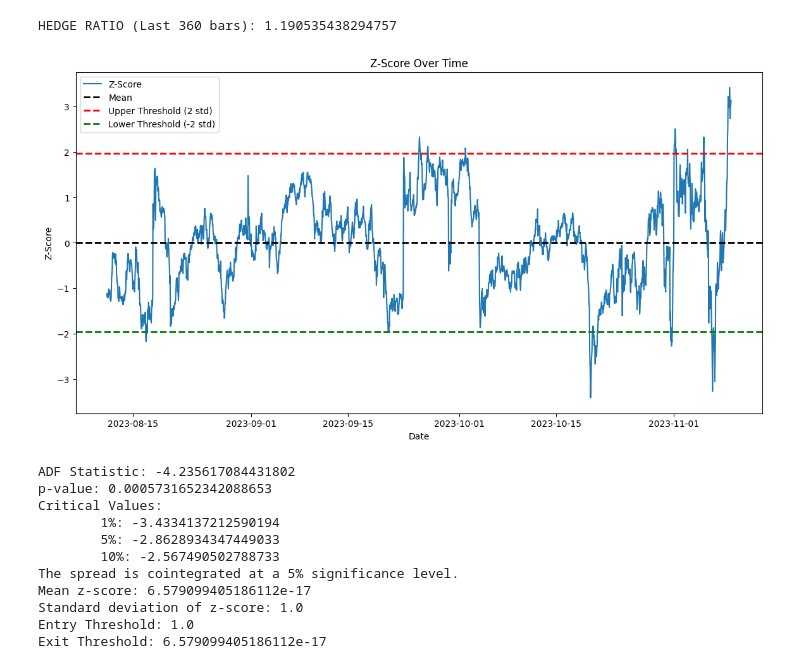
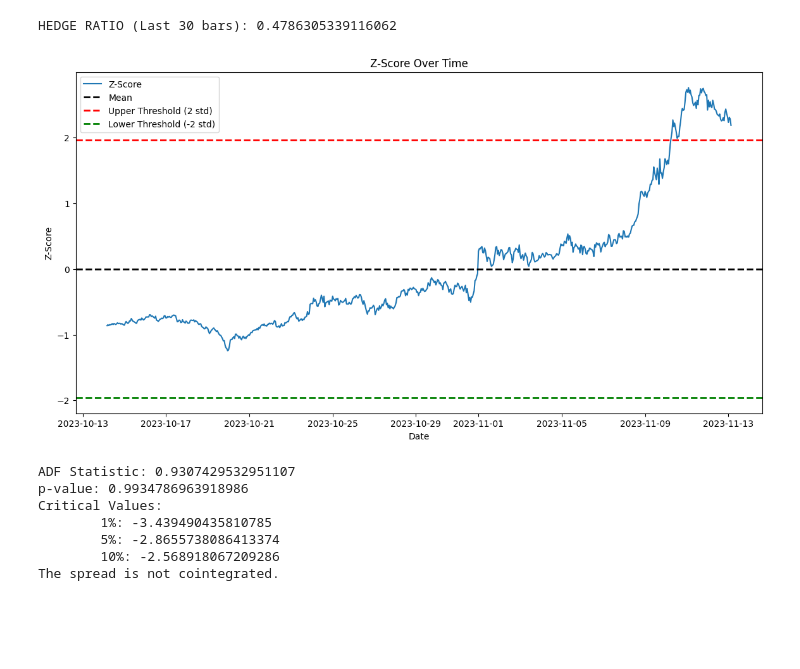
Before and after one commit to atlas-finance-io/atlas_trade, a Jupyter notebook: src/notebooks/cointegration_check.ipynb, the cells around one changed output. Saved outputs shown, nothing was run; the diff lists cells and outputs as text; code cells hidden in the pictures; blank space fills up the shorter version.

Commit message:
Add cointegration check

```diff
--- a/src/notebooks/cointegration_check.ipynb
+++ b/src/notebooks/cointegration_check.ipynb
@@ -9,7 +9,7 @@ from statsmodels.tsa.stattools import adfuller
 import matplotlib.pyplot as plt
 
 
-def fetch_prices(binance, symbol_one, symbol_two, look_back_days=90):
+def fetch_prices(binance, symbol_one, symbol_two, look_back_days=30):
     # Prepare empty dataframe for results
     df_final = pd.DataFrame()
 
@@ -101,45 +101,41 @@ def check_cointegration(prices, symbol_one, symbol_two, lookback_window):
 
 
 # Set up exchange connection
 binance = ccxt.binance()
 
 # Fetch prices
-prices = fetch_prices(binance, "XRPUSDT", "THETAUSDT", look_back_days=90)
+prices = fetch_prices(binance, "XRPUSDT", "THETAUSDT", look_back_days=30)
 
 # Convert timestamps to datetime format and set as index
 prices['time'] = pd.to_datetime(prices['timestamp'], unit='ms')
 prices.set_index('time', inplace=True)
 
 
 # Check if the series are cointegrated
-cointegrated = check_cointegration(prices, 'XRPUSDT', 'THETAUSDT', 360)
+cointegrated = check_cointegration(prices, 'XRPUSDT', 'THETAUSDT', 30)
 
 # If cointegrated, we can move on to determine suitable z-score thresholds
 # These would typically be determined based on historical data and the desired frequency of trading signals
 if cointegrated:
     # Analyze the historical distribution of the z-score
     mean_z_score = prices['z_score'].mean()
     std_z_score = prices['z_score'].std()
 
     # Example thresholds for entry and exit
     entry_threshold = mean_z_score + std_z_score
     exit_threshold = mean_z_score
 
     print(f"Mean z-score: {mean_z_score}")
     print(f"Standard deviation of z-score: {std_z_score}")
     print(f"Entry Threshold: {entry_threshold}")
     print(f"Exit Threshold: {exit_threshold}")
 # %% [output]
-HEDGE RATIO (Last 360 bars): 1.190535438294757
+HEDGE RATIO (Last 30 bars): 0.4786305339116062
-[figure, old version]
+[figure, new version]
-ADF Statistic: -4.235617084431802
-p-value: 0.0005731652342088653
+ADF Statistic: 0.9307429532951107
+p-value: 0.9934786963918986
 Critical Values:
-        1%: -3.4334137212590194
-        5%: -2.8628934347449033
-        10%: -2.567490502788733
-The spread is cointegrated at a 5% significance level.
-Mean z-score: 6.579099405186112e-17
-Standard deviation of z-score: 1.0
-Entry Threshold: 1.0
-Exit Threshold: 6.579099405186112e-17
+        1%: -3.439490435810785
+        5%: -2.8655738086413374
+        10%: -2.568918067209286
+The spread is not cointegrated.
```
Also changed, not shown: 14 other files.
